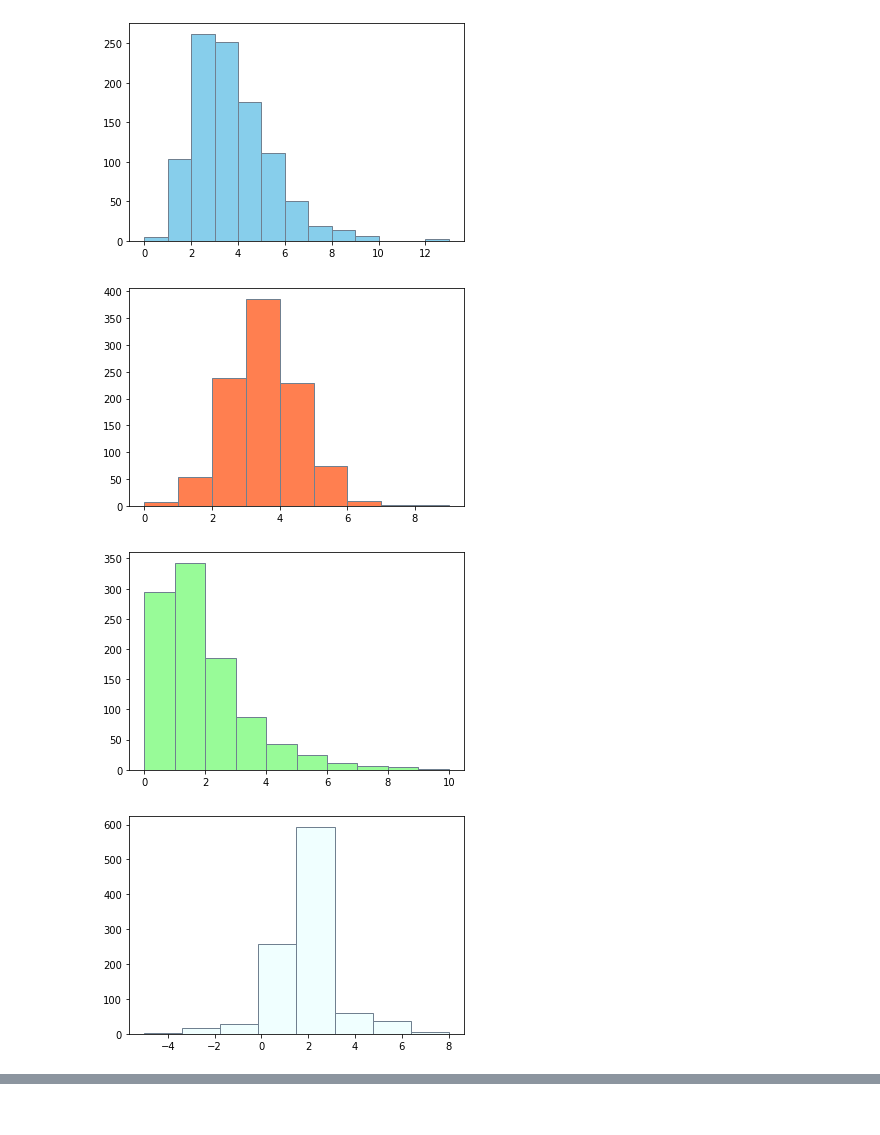
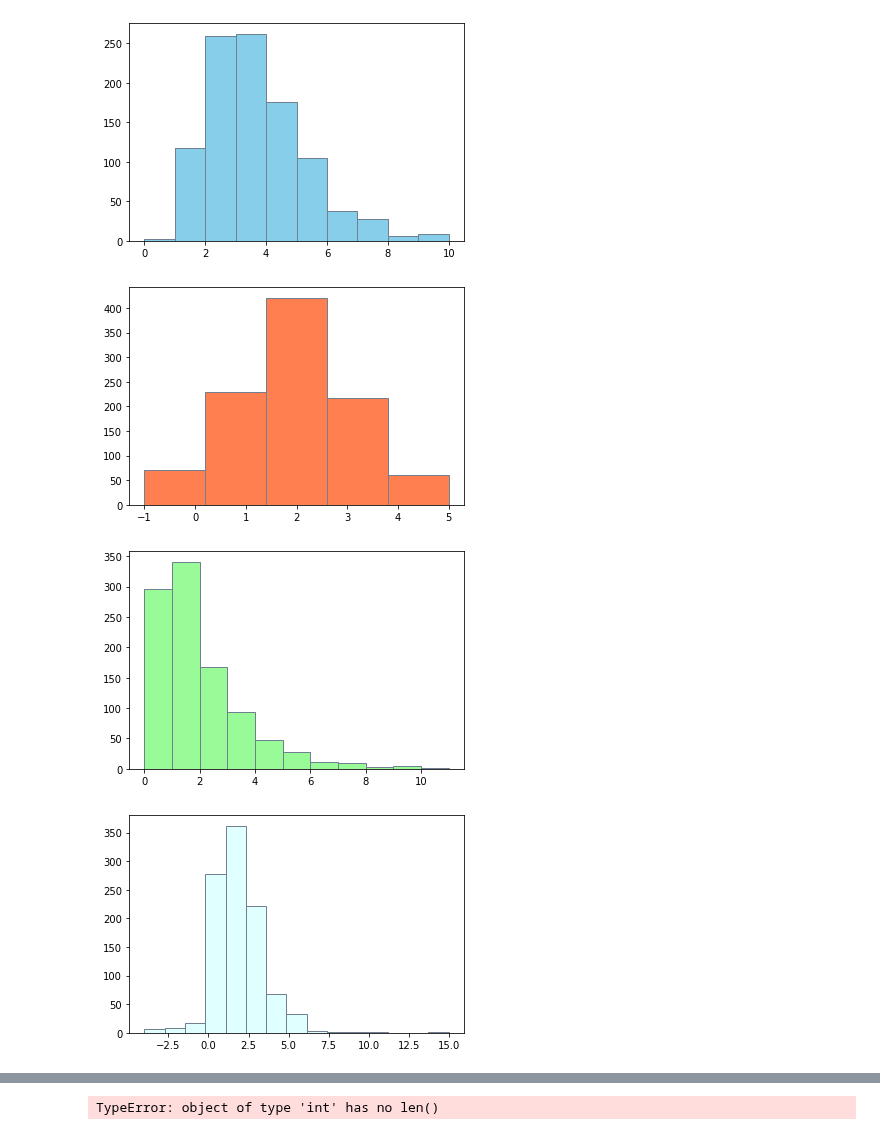
Before and after one commit to RomanOort/BScThesis, a Jupyter notebook: Networks.ipynb, the cells around one changed output, grey strips where cells are left out. Cells and saved outputs as stored; diff of their text form; code cells hidden in the pictures.

```diff
--- a/Networks.ipynb
+++ b/Networks.ipynb
@@ -530,36 +599,37 @@ def test_prob_functions(iterations=1000, *args):
     for p_func, param in zip(funcs, params):
         for i in range(iterations):
             outcome = p_func(*param)
             if type(outcome) != float:
                 outcome = outcome[0]
             if i ==3:
                 outcome=3*outcome
             outcome = int(round(outcome))
             p_func_outcomes.append(outcome)
 
     plt.hist(p_func_outcomes[:iterations], bins=np.amax(p_func_outcomes[:iterations]),
              color="skyblue", label="gamma", edgecolor="slategrey")
     plt.show()
     plt.hist(p_func_outcomes[iterations:2*iterations], bins=np.amax(p_func_outcomes[iterations:2*iterations]),
              color="coral", label="normal", edgecolor="slategrey")
     plt.show()
     plt.hist(p_func_outcomes[2*iterations:3*iterations], bins=np.amax(p_func_outcomes[2*iterations:3*iterations]),
              color="palegreen", label="exponential", edgecolor="slategrey")
     plt.show()
     plt.hist(p_func_outcomes[3*iterations:4*iterations], bins=np.amax(p_func_outcomes[3*iterations:4*iterations]),
-             color="azure", label="laplace", edgecolor="slategrey")
+             color="lightcyan", label="laplace", edgecolor="slategrey")
     plt.show()
     plt.hist(p_func_outcomes[4*iterations:], bins=np.amax(p_func_outcomes[4*iterations:]),
              color="palegoldenrod", label="poisson", edgecolor="slategrey")
     plt.show()
     return
 prob_funcs = [np.random.gamma, np.random.normal, np.random.exponential,
               np.random.laplace, np.random.poisson]
-prob_params = ((4, .8), (3, 1), (1.5,1), (2, 1), (2, 1))
+prob_params = ((4, .8), (2, 1), (1.5,1), (2, 1), (2, 1))
 
 test_prob_functions(1000, prob_funcs, prob_params)
+print(len(0))
 # %% [output]
-[figure, old version]
+[figure, new version]
-[figure, old version]
+[figure, new version]
-[figure, old version]
+[figure, new version]
-[figure, old version]
+[figure, new version]
@@ -566,0 +637 @@ test_prob_functions(1000, prob_funcs, prob_params)
+TypeError: object of type 'int' has no len()
```
Also changed, not shown: parts of 4 cells of this notebook.
